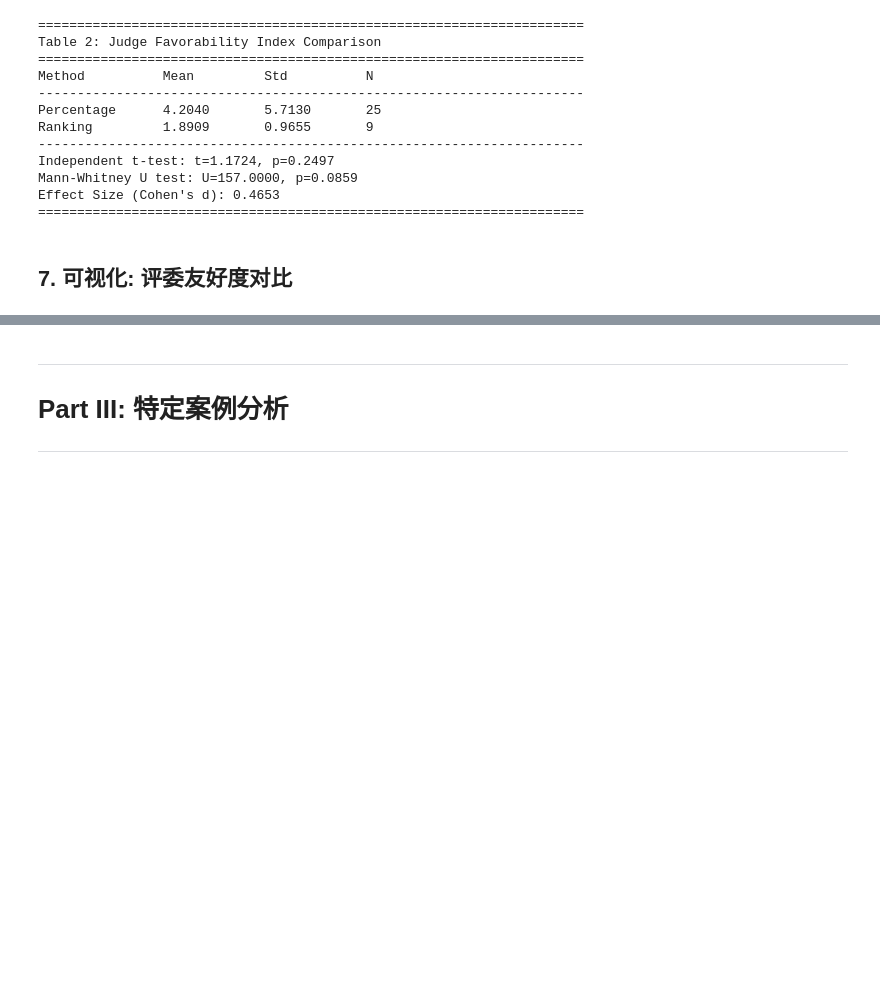
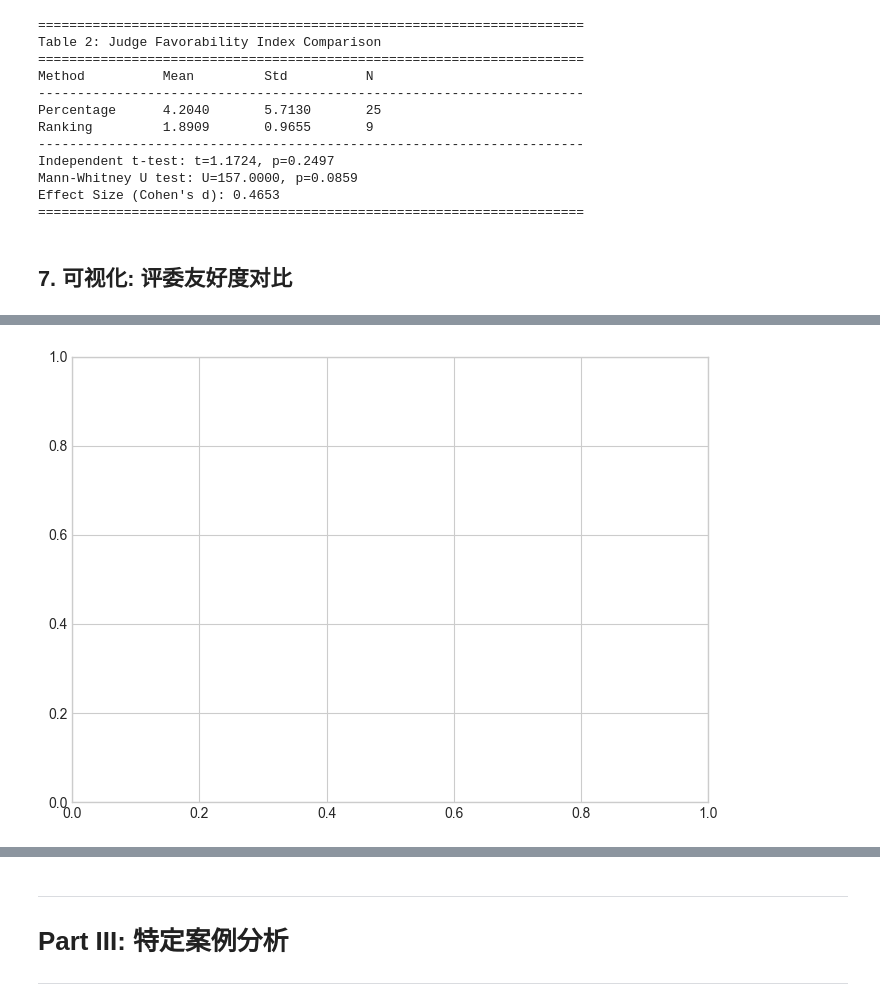
Before and after one commit to zimingttkx/AmericaMathModel, a Jupyter notebook: 2026_MathModel_C/solution_v1/Q2_投票机制对比/问题2_投票机制对比分析.ipynb, the cells around one changed output, grey strips where cells are left out. Drawn from its saved outputs; the diff is of its cells as text; code cells hidden in the pictures; blank space fills up the shorter version.

```diff
--- a/2026_MathModel_C/solution_v1/Q2_投票机制对比/问题2_投票机制对比分析.ipynb
+++ b/2026_MathModel_C/solution_v1/Q2_投票机制对比/问题2_投票机制对比分析.ipynb
@@ -518,0 +498,8 @@ FileNotFoundError: [Errno 2] No such file or directory: '../../figures/问题2_
+# %%
+# (B)
+fig, ax = plt.subplots(figsize=(7, 5))
+# (B) 箱线图对比
+plt.tight_layout()
+plt.show()
+# %% [output]
+[figure, added]
```
Also changed, not shown: parts of 22 cells of this notebook, 8 other files.
